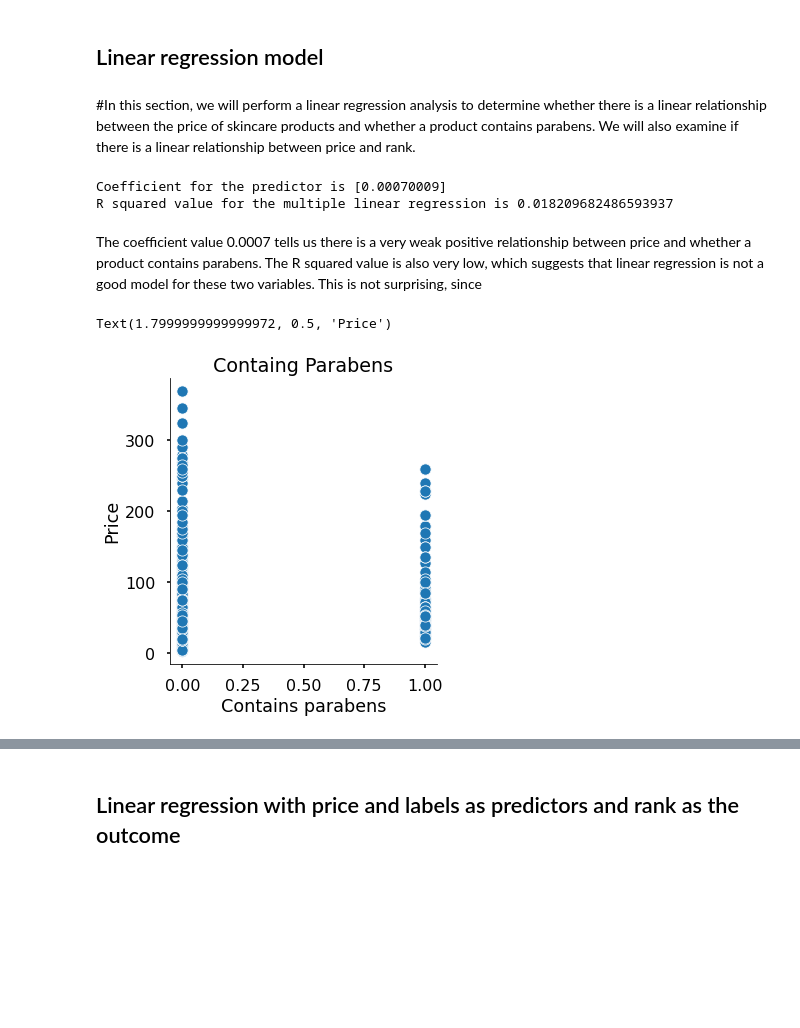
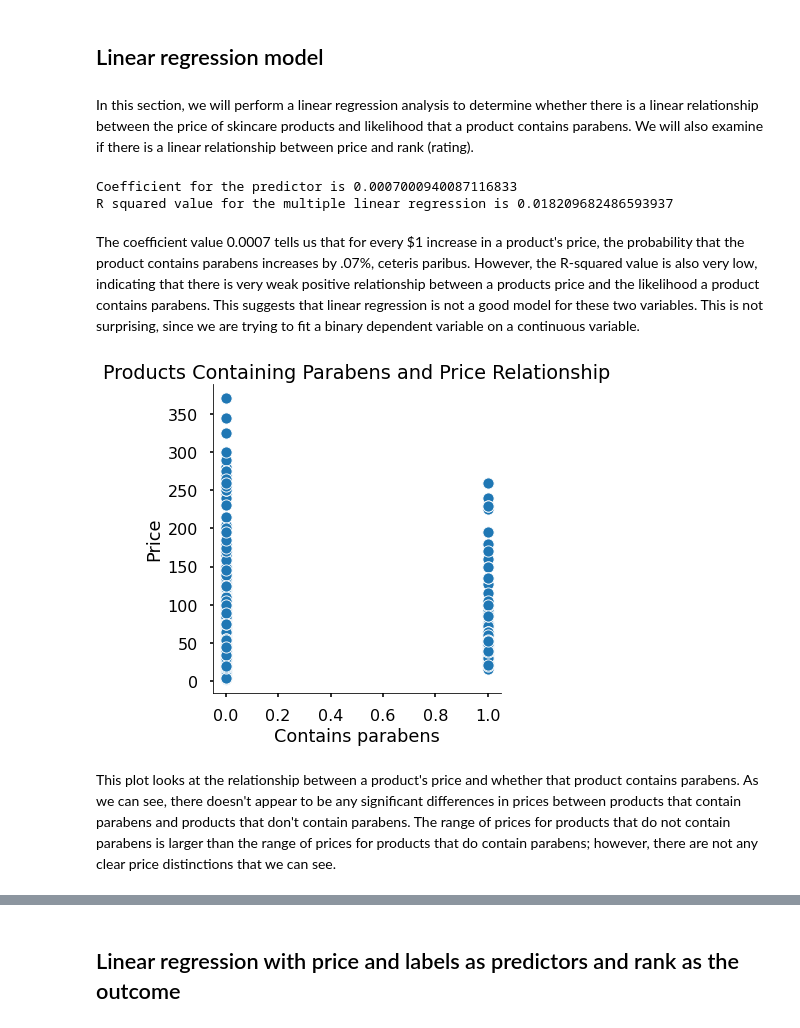
Before and after one commit to elitagao/info2950, a Jupyter notebook: INFO2950 Project_Laurens_update.ipynb, the cells around one changed output, grey strips where cells are left out. Drawn from its saved outputs; the diff is of its cells as text; code cells hidden in the pictures; blank space fills up the shorter version.

```diff
--- a/INFO2950 Project_Laurens_update.ipynb
+++ b/INFO2950 Project_Laurens_update.ipynb
@@ -697,28 +697,29 @@ skin=skin.dropna()
 # %% [markdown]
 ## Linear regression model
 # %% [markdown]
-#In this section, we will perform a linear regression analysis to determine whether there is a linear relationship between the price of skincare products and whether a product contains parabens. We will also examine if there is a linear relationship between price and rank.
+In this section, we will perform a linear regression analysis to determine whether there is a linear relationship between the price of skincare products and likelihood that a product contains parabens. We will also examine if there is a linear relationship between price and rank (rating).
 # %%
+#Linear Regression model regressing parabens on price
 from sklearn.linear_model import LinearRegression
 price_regression = LinearRegression()
 price_regression.fit(skin[['price']], skin['contains_parabens'])
-print('Coefficient for the predictor is' , price_regression.coef_)
+print('Coefficient for the predictor is' , price_regression.coef_[0])
 score=price_regression.score(skin[['price']], skin['contains_parabens'])
 print('R squared value for the multiple linear regression is', score)
 # %% [output]
-Coefficient for the predictor is [0.00070009]
+Coefficient for the predictor is 0.0007000940087116833
 R squared value for the multiple linear regression is 0.018209682486593937
 # %% [markdown]
-The coefficient value 0.0007 tells us there is a very weak positive relationship between price and whether a product contains parabens. The R squared value is also very low, which suggests that linear regression is not a good model for these two variables. This is not surprising, since
+The coefficient value 0.0007 tells us that for every $1 increase in a product's price, the probability that the product contains parabens increases by .07%, ceteris paribus. However, the R-squared value is also very low, indicating that there is very weak positive relationship between a products price and the likelihood a product contains parabens. This suggests that linear regression is not a good model for these two variables. This is not surprising, since we are trying to fit a binary dependent variable on a continuous variable.
 # %%
+#plot parabens and price relationship
 sns.relplot(data=skin, x='contains_parabens', y='price')
-plt.title('Containg Parabens')
+plt.title('Products Containing Parabens and Price Relationship')
 plt.xlabel('Contains parabens')
 plt.ylabel('Price')
-#matrix=np.corrcoef(fish['Height'],fish['Weight'])
-#correlation=matrix[0,1]
-#print(correlation)
+plt.show()
 # %% [output]
-Text(1.7999999999999972, 0.5, 'Price')
-[figure, old version]
+[figure, new version]
+# %% [markdown]
+This plot looks at the relationship between a product's price and whether that product contains parabens. As we can see, there doesn't appear to be any significant differences in prices between products that contain parabens and products that don't contain parabens. The range of prices for products that do not contain parabens is larger than the range of prices for products that do contain parabens; however, there are not any clear price distinctions that we can see.
 # %%
```
Also changed, not shown: parts of 50 cells of this notebook.
